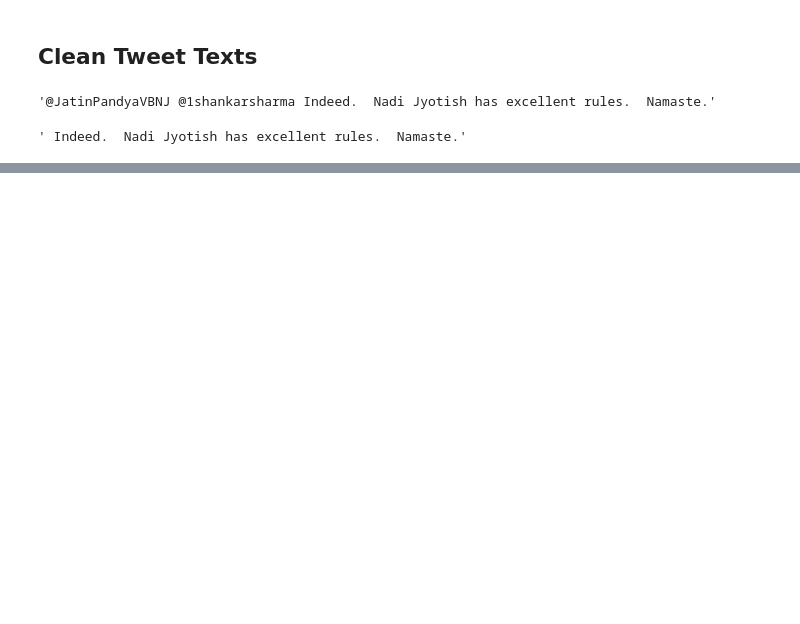
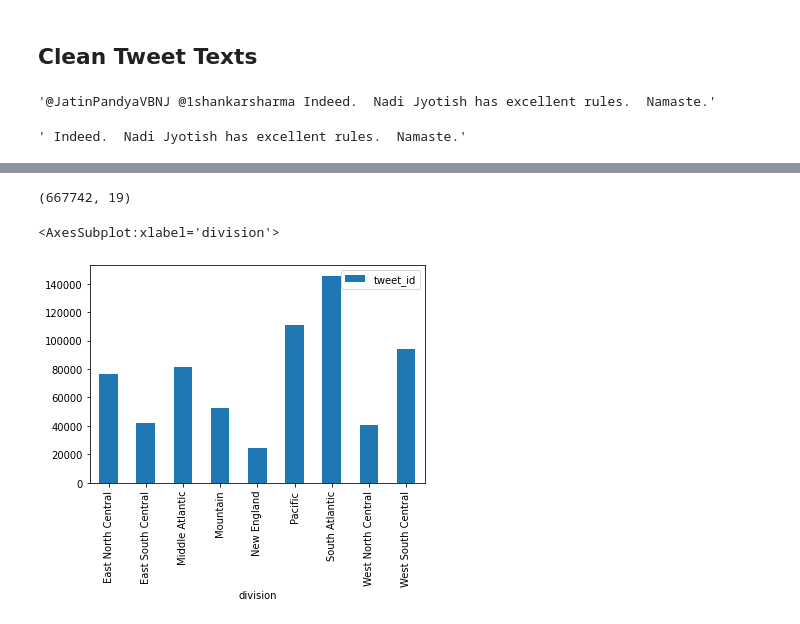
Before and after one commit to srtoner/SI630Project, a Jupyter notebook: DataSynthesis.ipynb, the cells around one changed output, grey strips where cells are left out. Saved outputs shown, nothing was run; the diff lists cells and outputs as text; code cells hidden in the pictures; blank space fills up the shorter version.

```diff
--- a/DataSynthesis.ipynb
+++ b/DataSynthesis.ipynb
@@ -11,6 +11,3 @@ import re
 
 # import spacy
 # import spacy_langdetect as sld
-# %%
-with open("user_data_temp.pkl", "rb") as file: # Unique Places
-    convos = pkl.load(file)
@@ -186,0 +168,24 @@ top6.to_csv('filtered_data.csv', index=False)
+# %%
+cpl_list = top6[top6.country == 'United States'].to_dict('records')
+
+for cpl in cpl_list:
+    if cpl['place_type'] == 'city':
+        cpl['state'] = cpl['full_place_name'][-2:].upper()
+        if cpl['state'] not in set(mapping['State Code']):
+            cpl['state'] = None
+    elif cpl['place_type'] == 'admin':
+        if cpl['place_name'] not in set(mapping.State):
+            cpl['state'] = None
+        else:
+            cpl['state'] = mapping[mapping.State == cpl['place_name']]['State Code'].item()
+    elif cpl['place_type'] == 'neighborhood': # Just Hollywood
+        cpl['state'] = 'CA'
+    else:
+        cpl['state'] = None
+
+    if cpl['state'] is not None:
+        cpl['region'] = mapping[mapping['State Code'] == cpl['state']]['Region'].item()
+        cpl['division'] = mapping[mapping['State Code'] == cpl['state']]['Division'].item()
+    else:
+        cpl['region'] = None
+        cpl['division'] = None
@@ -186,0 +210,11 @@ top6.to_csv('filtered_data.csv', index=False)
+# %%
+cpl_us = pd.DataFrame(cpl_list).dropna(subset = ['state', 'region', 'division'])
+# %%
+cpl_us.shape
+# %% [output]
+(667742, 19)
+# %%
+cpl_us.groupby('division').agg('count').reset_index().plot(x = 'division', y = 'tweet_id', kind = 'bar')
+# %% [output]
+<AxesSubplot:xlabel='division'>
+[figure, added]
```
Also changed, not shown: parts of 14 cells of this notebook, 1 other file.
